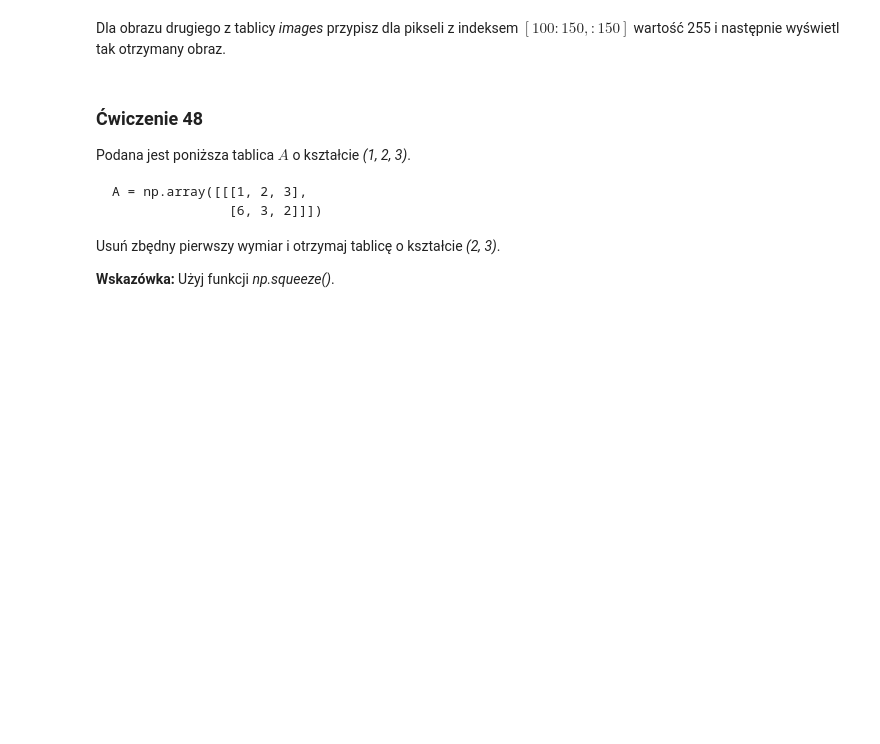
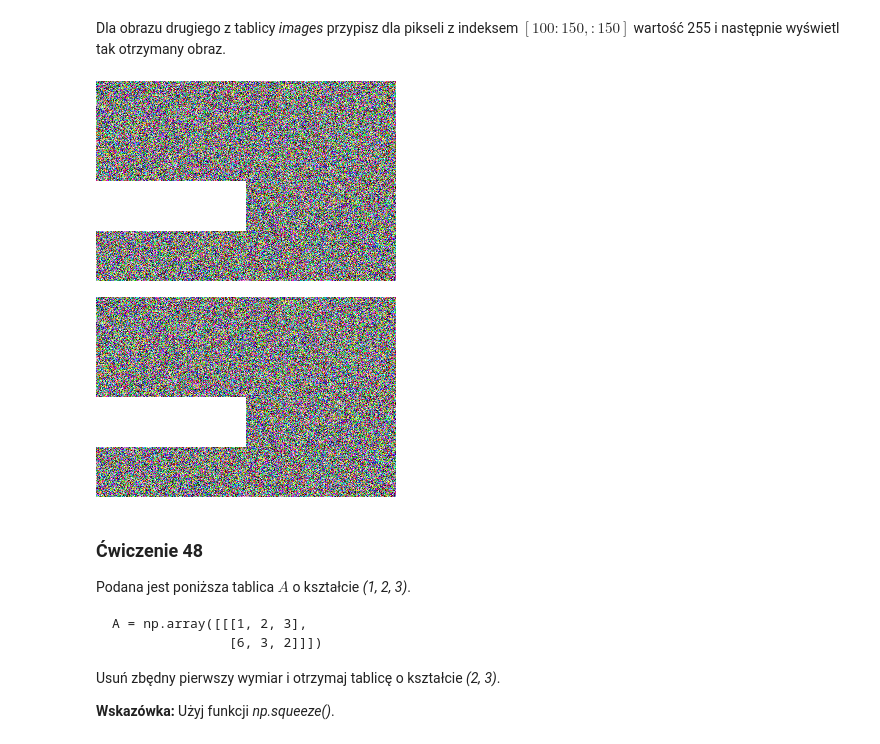
Before and after one commit to sebekpro/python-krakowiak, a Jupyter notebook: 250-data-science-bootcamp-w-jezyku-python/041_050_exercises.ipynb, the cells around one changed output. Saved outputs shown, nothing was run; the diff lists cells and outputs as text; code cells hidden in the pictures; blank space fills up the shorter version.

```diff
--- a/250-data-science-bootcamp-w-jezyku-python/041_050_exercises.ipynb
+++ b/250-data-science-bootcamp-w-jezyku-python/041_050_exercises.ipynb
@@ -245,3 +273,18 @@ Dla obrazu drugiego z tablicy _images_ przypisz dla pikseli z indeksem $[100:150
+# %%
+# tutaj wpisz rozwiązanie
+i2 = images.copy()
+i2[1, 100:150, :150, :] = 255
+cv2_imshow(i2[1])
+
+print("\n")
+
+# Rozwiązanie autora
+i2 = images.copy()
+i2[1][100:150, :150] = 255
+cv2_imshow(i2[1])
+# %% [output]
+[figure, added]
+[figure, added]
 # %% [markdown]
 ### <a name='8'></a> Ćwiczenie 48
 Podana jest poniższa tablica $A$ o kształcie _(1, 2, 3)_.
```
Also changed, not shown: parts of 17 cells of this notebook.
